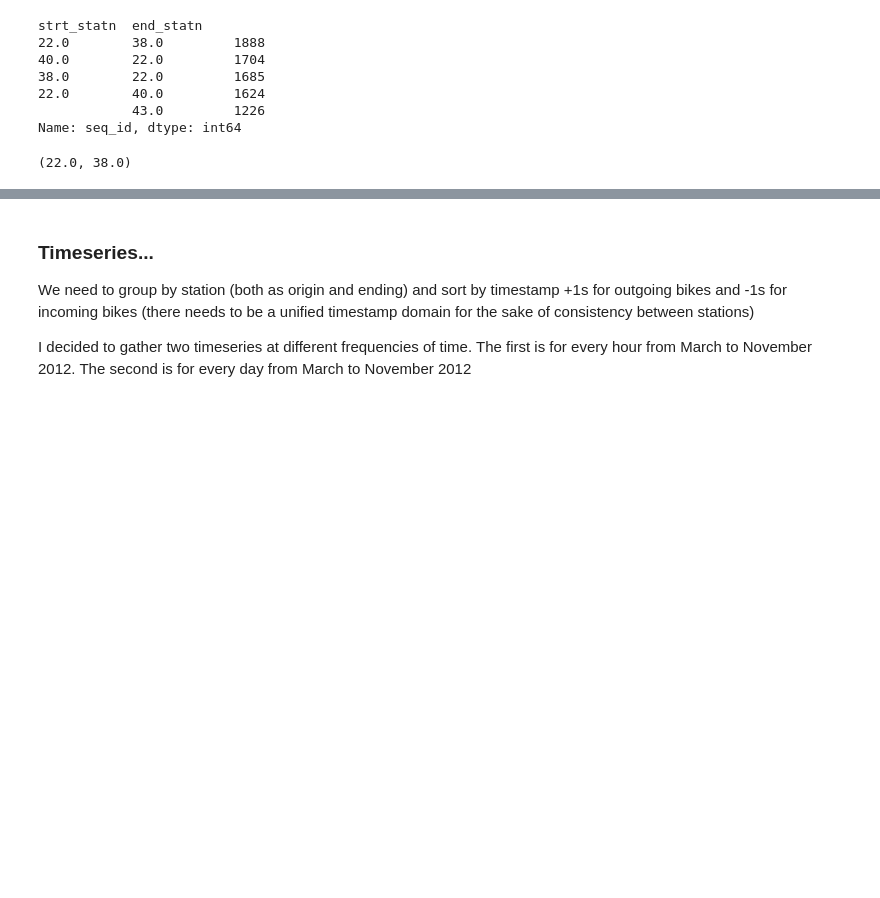
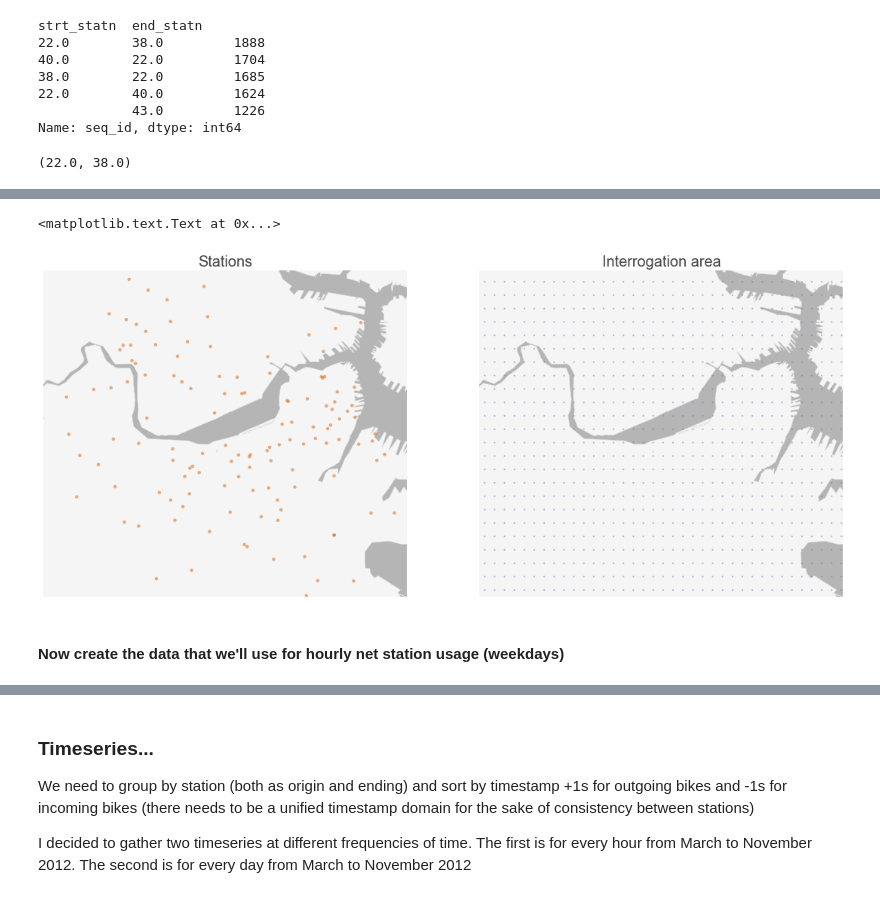
Before and after one commit to am207Hubway/final_project, a Jupyter notebook: Initial Data Exploration.ipynb, the cells around one changed output, grey strips where cells are left out. Drawn from its saved outputs; the diff is of its cells as text; code cells hidden in the pictures; blank space fills up the shorter version.

Commit message:
Began, almost finished, routine to investigate net usage of rentals and returns across all of Boston

```diff
--- a/Initial Data Exploration.ipynb
+++ b/Initial Data Exploration.ipynb
@@ -89,0 +206,36 @@ print bb[dd[:5]].index[0]
+# %%
+#set up plot with mercator projection and coastline for context
+plt.subplots(1,2,figsize=(19,12))
+plt.subplot(1, 2, 1)
+m=Basemap(projection='merc',llcrnrlon=-71.145, llcrnrlat=42.317, urcrnrlon=-71.035, urcrnrlat=42.39, resolution='c')
+m.drawmapboundary(fill_color='#F5F5F5',  linewidth=0)
+m.readshapefile('data/water_shp/water_shp', 'waterlyr', drawbounds=True,color='#D5D5D5')
+poly = Polygon(m.waterlyr[0], facecolor='#B5B5B5')
+plt.gca().add_patch(poly)
+
+# compute the native map projection coordinates for stations
+xout,yout = m(stn_lons,stn_lats)
+
+#plot trip departures using scaled circles at the station locations
+m.scatter( xout, yout,  c=dark_colors[2], marker='o', alpha=0.5,zorder = 2, )
+plt.title('Stations')
+
+#set up plot with mercator projection and coastline for context
+plt.subplot(1, 2, 2)
+m2=Basemap(projection='merc',llcrnrlon=-71.145, llcrnrlat=42.317, urcrnrlon=-71.035, urcrnrlat=42.39, resolution='c')
+m.drawmapboundary(fill_color='#F5F5F5',  linewidth=0)
+m.readshapefile('data/water_shp/water_shp', 'waterlyr', drawbounds=True,color='#D5D5D5')
+poly = Polygon(m.waterlyr[0], facecolor='#B5B5B5')
+plt.gca().add_patch(poly)
+
+# compute the native map projection coordinates for stations
+xout,yout = m(lons,lats)
+
+#plot trip departures using scaled circles at the station locations
+m.scatter( xout, yout,  c=dark_colors[3], marker='.', alpha=0.5,zorder = 2, )
+plt.title('Interrogation area')
+# %% [output]
+<matplotlib.text.Text at 0x...>
+[figure, added]
+# %% [markdown]
+#### Now create the data that we'll use for hourly net station usage (weekdays)
```
Also changed, not shown: parts of 14 cells of this notebook, 1 other file.
